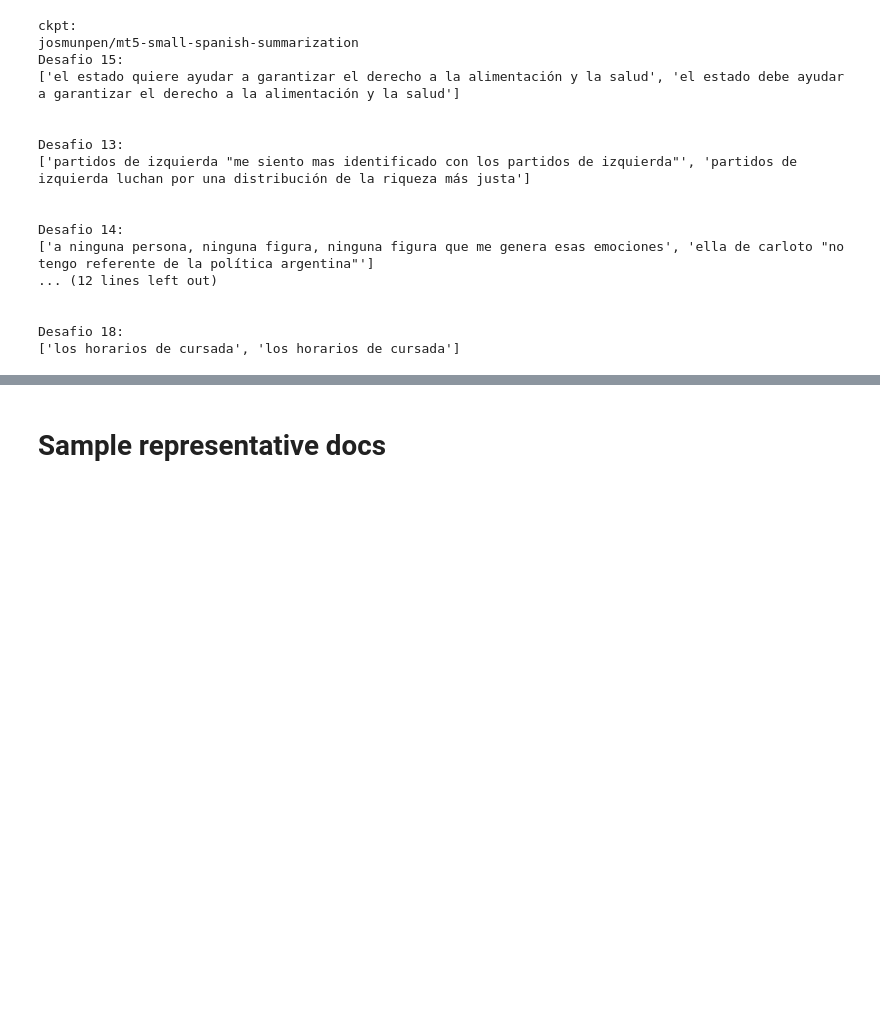
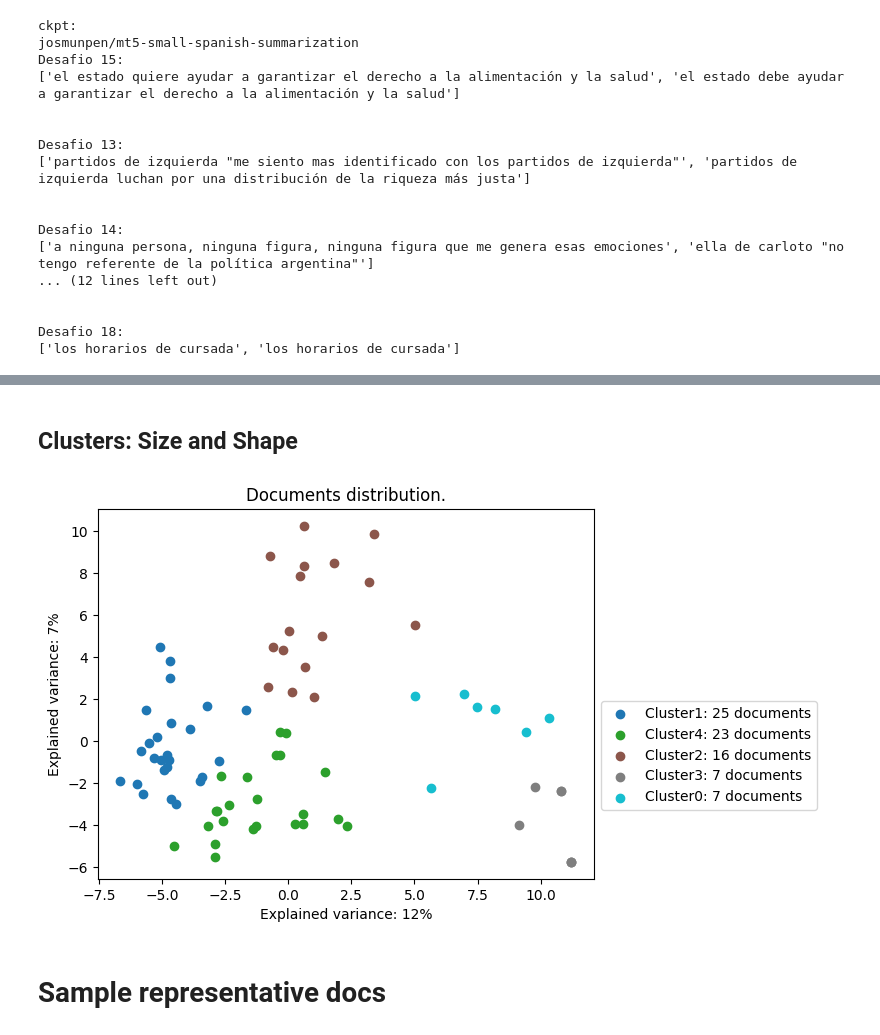
Before and after one commit to felipeaguirre66/PoliticsNLP, a Jupyter notebook: Summarization/summarization.ipynb, the cells around one changed output, grey strips where cells are left out. Cells and saved outputs as stored; diff of their text form; code cells hidden in the pictures; blank space fills up the shorter version.

```diff
--- a/Summarization/summarization.ipynb
+++ b/Summarization/summarization.ipynb
@@ -90,3 +93,9 @@ all_res['12'][3]
+# %% [markdown]
+## Clusters: Size and Shape
+# %%
+mrd.visualize_documents_kmeans(data, n_clusters=5, pp_object=pp_object)
+# %% [output]
+[figure, added]
 # %% [markdown]
 # Sample representative docs
 # %%
```
Also changed, not shown: parts of 14 cells of this notebook, 3 other files.
